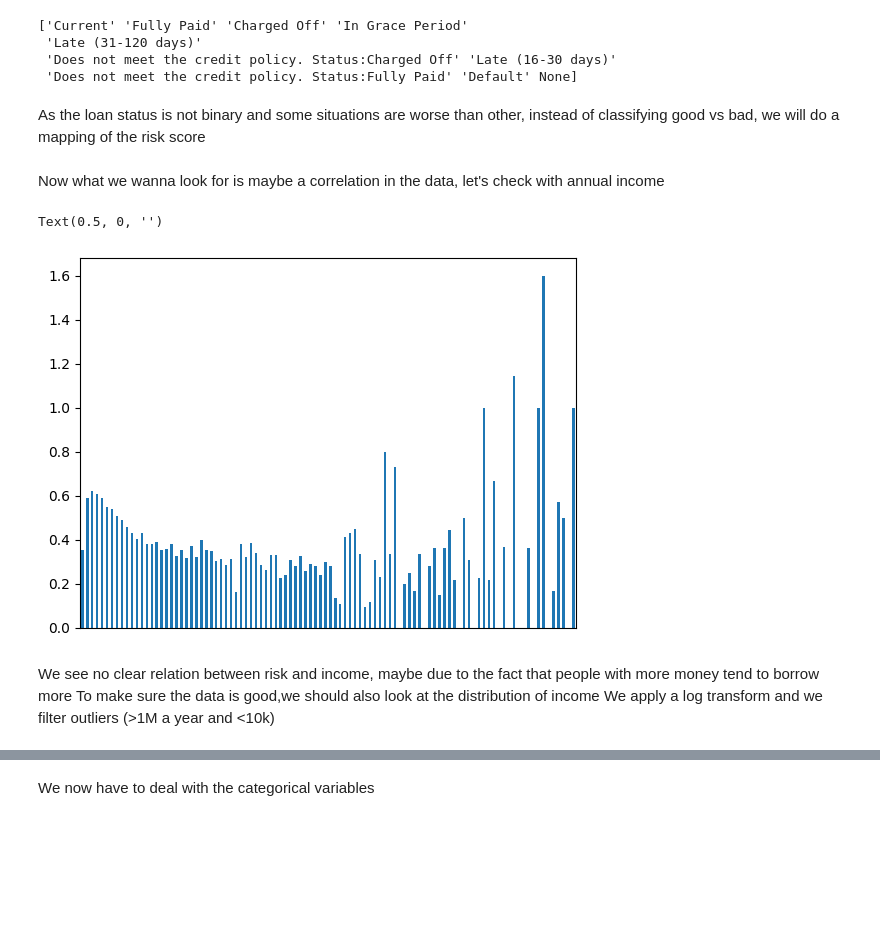
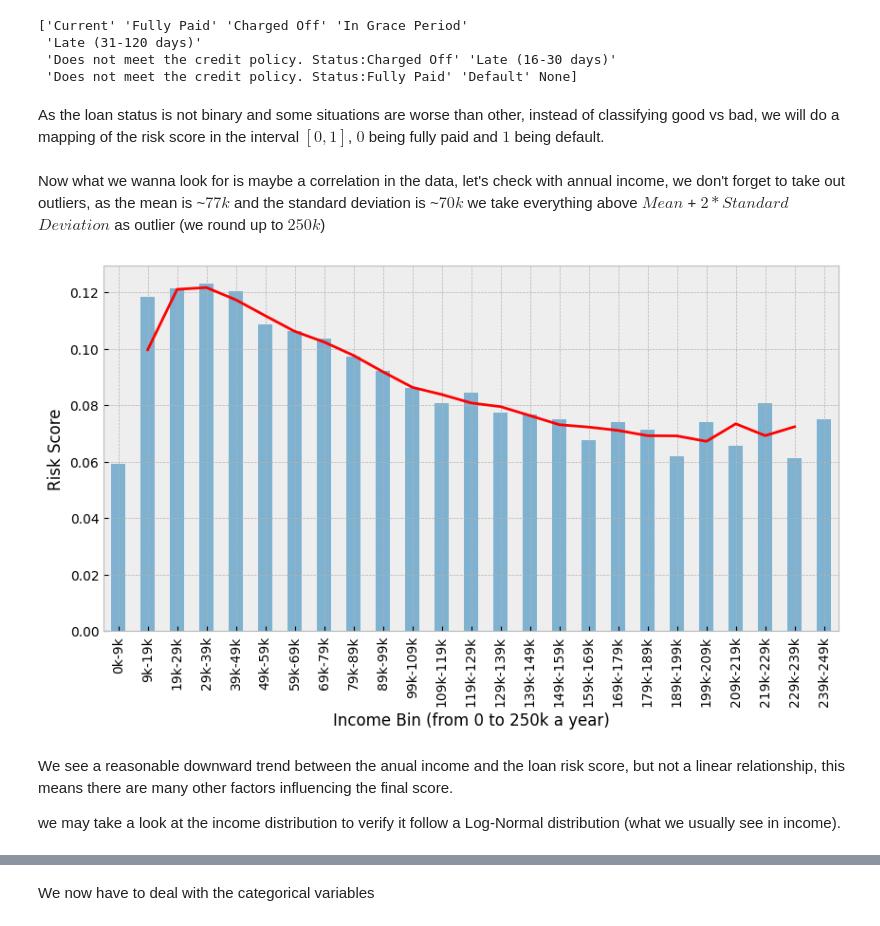
Before and after one commit to Juba-Amr/loan-default-prediction, a Jupyter notebook: notebooks/data_exploration.ipynb, the cells around one changed output, grey strips where cells are left out. Drawn from its saved outputs; the diff is of its cells as text; code cells hidden in the pictures; blank space fills up the shorter version.

```diff
--- a/notebooks/data_exploration.ipynb
+++ b/notebooks/data_exploration.ipynb
@@ -25,7 +26,7 @@ data.to_parquet('../data/clean/data_chunck.parquet')
 # %% [markdown]
 **First step :** some data exploration
 # %%
-data = pd.read_parquet('../data/clean/data_chunck.parquet').sample(frac=0.5, random_state=0)
+data = pd.read_parquet('../data/raw/data_chunck.parquet').sample(frac=0.1, random_state=0)
 data.describe()
 # %% [output]
 |  | member_id | loan_amnt | funded_amnt | funded_amnt_inv | int_rate | installment | annual_inc | dti | ... |
@@ -46,19 +47,19 @@ print(data['loan_status'].unique())
  'Does not meet the credit policy. Status:Charged Off' 'Late (16-30 days)'
  'Does not meet the credit policy. Status:Fully Paid' 'Default' None]
 # %% [markdown]
-As the loan status is not binary and some situations are worse than other, instead of classifying good vs bad, we will do a mapping of the risk score
+As the loan status is not binary and some situations are worse than other, instead of classifying good vs bad, we will do a mapping of the risk score in the interval $[0,1]$, $0$ being fully paid and $1$ being default.
 # %%
 def data_mapping(data):
     mapping = {
         'Fully Paid': 0,
         'Current': 0,
-        'In Grace Period': 1,
-        'Late (16-30 days)': 2,
-        'Late (31-120 days)': 3,
+        'In Grace Period': 0.2,
+        'Late (16-30 days)': 0.4,
+        'Late (31-120 days)': 0.6,
         'Does not meet the credit policy. Status:Fully Paid': 0,
-        'Does not meet the credit policy. Status:Charged Off': 4,
-        'Charged Off': 4,
-        'Default': 5
+        'Does not meet the credit policy. Status:Charged Off': 0.8,
+        'Charged Off': 0.8,
+        'Default': 1
     }
 
     data['risk_score']= data['loan_status'].map(mapping)
@@ -67,23 +68,39 @@ def data_mapping(data):
             )
     return data
 # %% [markdown]
-Now what we wanna look for is maybe a correlation in the data, let's check with annual income
+Now what we wanna look for is maybe a correlation in the data, let's check with annual income, we don't forget to take out outliers, as the mean is ~$77k$ and the standard deviation is ~$70k$ we take everything above $Mean$ + $2*Standard$ $Deviation$ as outlier (we round up to $250k$)
 # %%
+data = data_mapping(data)
 sample_data = data[['risk_score','annual_inc']].copy()
-sample_data = sample_data[sample_data['annual_inc'] < 1_000_000]
+sample_data = sample_data[sample_data['annual_inc'] < 250_000]
 
-sample_data['income_bin'] = pd.cut(sample_data['annual_inc'], bins=100)
+sample_data['income_bin'] = pd.cut(sample_data['annual_inc'], bins=25)
 sample_data = (sample_data.drop(labels='annual_inc', axis=1)
                .groupby(by='income_bin')
                .mean()
                )
-sample_data.plot(kind='bar', legend=False, xticks=[])
-plt.xlabel("")
+
+#rolling window for trend line
+sample_data['rolling_avg'] = sample_data['risk_score'].rolling(window=3, center=True).mean()
+
+#for cleaner labels on x axis
+sample_data.index = [f"{int(bin.left/1000)}k-{int(bin.right/1000)}k"
+                    for bin in sample_data.index]
+#plot
+plt.style.use('bmh')
+fig, ax = plt.subplots(figsize=(10,5))
+
+sample_data['risk_score'].plot(kind='bar', alpha=0.6)
+sample_data['rolling_avg'].plot(color='red', linewidth=2)
+
+plt.xticks(rotation=90)
+ax.set_ylabel('Risk Score')
+ax.set_xlabel('Income Bin (from 0 to 250k a year)')
+plt.show()
 # %% [output]
-Text(0.5, 0, '')
-[figure, old version]
+[figure, new version]
 # %% [markdown]
-We see no clear relation between risk and income, maybe due to the fact that people with more money tend to borrow more
-To make sure the data is good,we should also look at the distribution of income
-We apply a log transform and we filter outliers (>1M a year and <10k)
+We see a reasonable downward trend between the anual income and the loan risk score, but not a linear relationship, this means there are many other factors influencing the final score.
+
+we may take a look at the income distribution to verify it follow a Log-Normal distribution (what we usually see in income).
 # %%
```
Also changed, not shown: parts of 53 cells of this notebook, 7 other files.
